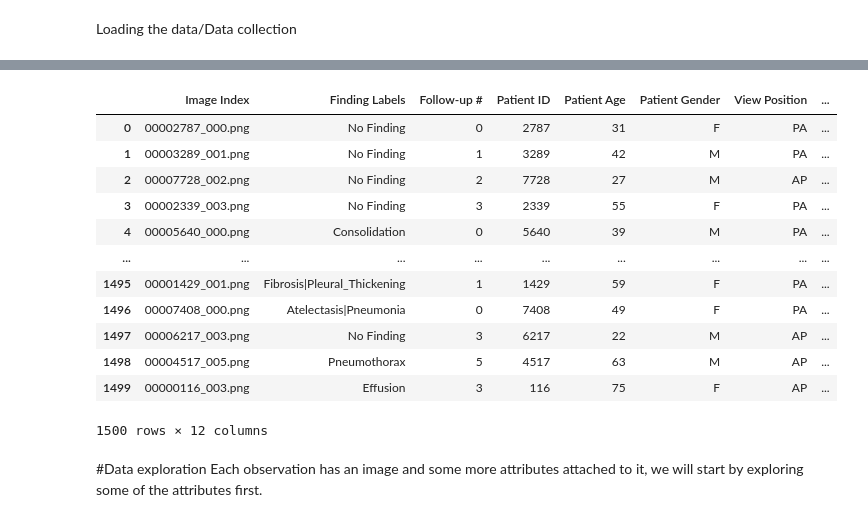
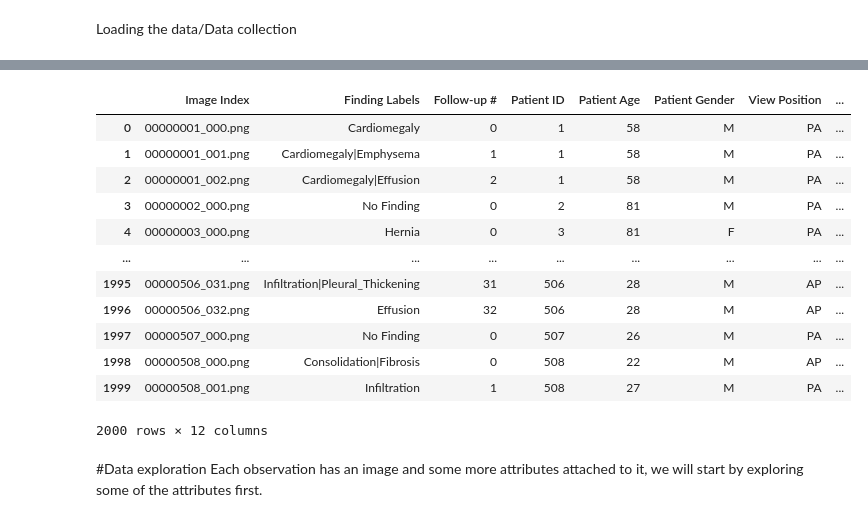
Before and after one commit to yeric1789/CMSC320_Final_Project, a Jupyter notebook: NoteBookFinalProject.ipynb, the cells around one changed output, grey strips where cells are left out. Saved outputs shown, nothing was run; the diff lists cells and outputs as text; code cells hidden in the pictures.

```diff
--- a/NoteBookFinalProject.ipynb
+++ b/NoteBookFinalProject.ipynb
@@ -44,28 +42,28 @@ Not in colab
 # %%
 #Noahs Path: /content/drive/My Drive/Colab Notebooks/ML/Project/ProjectData.csv
 #Mads's Path: /content/drive/MyDrive/CMSC320-Intro_data_science/FinalProject/Data/Data_Entry_2017.csv
 path_use = "/content/drive/MyDrive/CMSC320-Intro_data_science/FinalProject/Data/Data_Entry_2017.csv" if IN_COLAB else 'D:/CMSC320_XRAY_CHEST_DATA/Data_Entry_2017.csv'
 data = pd.read_csv(path_use)
-data = data.iloc[:30000] # We use a subset
+data = data.iloc[:2000] # We use a subset
 # Randomly sample 1000 images
 np.random.seed(0)
-data = data.sample(n=1500, random_state=1)
-data = data.reset_index(drop=True)
+#data = data.sample(n=1500, random_state=1)
+#data = data.reset_index(drop=True)
 display(data)
 # %% [output]
 |  | Image Index | Finding Labels | Follow-up # | Patient ID | Patient Age | Patient Gender | View Position | ... |
-| 0 | 00002787_000.png | No Finding | 0 | 2787 | 31 | F | PA | ... |
-| 1 | 00003289_001.png | No Finding | 1 | 3289 | 42 | M | PA | ... |
-| 2 | 00007728_002.png | No Finding | 2 | 7728 | 27 | M | AP | ... |
-| 3 | 00002339_003.png | No Finding | 3 | 2339 | 55 | F | PA | ... |
-| 4 | 00005640_000.png | Consolidation | 0 | 5640 | 39 | M | PA | ... |
+| 0 | 00000001_000.png | Cardiomegaly | 0 | 1 | 58 | M | PA | ... |
+| 1 | 00000001_001.png | Cardiomegaly|Emphysema | 1 | 1 | 58 | M | PA | ... |
+| 2 | 00000001_002.png | Cardiomegaly|Effusion | 2 | 1 | 58 | M | PA | ... |
+| 3 | 00000002_000.png | No Finding | 0 | 2 | 81 | M | PA | ... |
+| 4 | 00000003_000.png | Hernia | 0 | 3 | 81 | F | PA | ... |
 | ... | ... | ... | ... | ... | ... | ... | ... | ... |
-| 1495 | 00001429_001.png | Fibrosis|Pleural_Thickening | 1 | 1429 | 59 | F | PA | ... |
-| 1496 | 00007408_000.png | Atelectasis|Pneumonia | 0 | 7408 | 49 | F | PA | ... |
-| 1497 | 00006217_003.png | No Finding | 3 | 6217 | 22 | M | AP | ... |
-| 1498 | 00004517_005.png | Pneumothorax | 5 | 4517 | 63 | M | AP | ... |
-| 1499 | 00000116_003.png | Effusion | 3 | 116 | 75 | F | AP | ... |
+| 1995 | 00000506_031.png | Infiltration|Pleural_Thickening | 31 | 506 | 28 | M | AP | ... |
+| 1996 | 00000506_032.png | Effusion | 32 | 506 | 28 | M | AP | ... |
+| 1997 | 00000507_000.png | No Finding | 0 | 507 | 26 | M | PA | ... |
+| 1998 | 00000508_000.png | Consolidation|Fibrosis | 0 | 508 | 22 | M | AP | ... |
+| 1999 | 00000508_001.png | Infiltration | 1 | 508 | 27 | M | PA | ... |
-1500 rows × 12 columns
+2000 rows × 12 columns
 # %% [markdown]
 #Data exploration
 Each observation has an image and some more attributes attached to it, we will start by exploring some of the attributes first.
```
Also changed, not shown: parts of 27 cells of this notebook.
